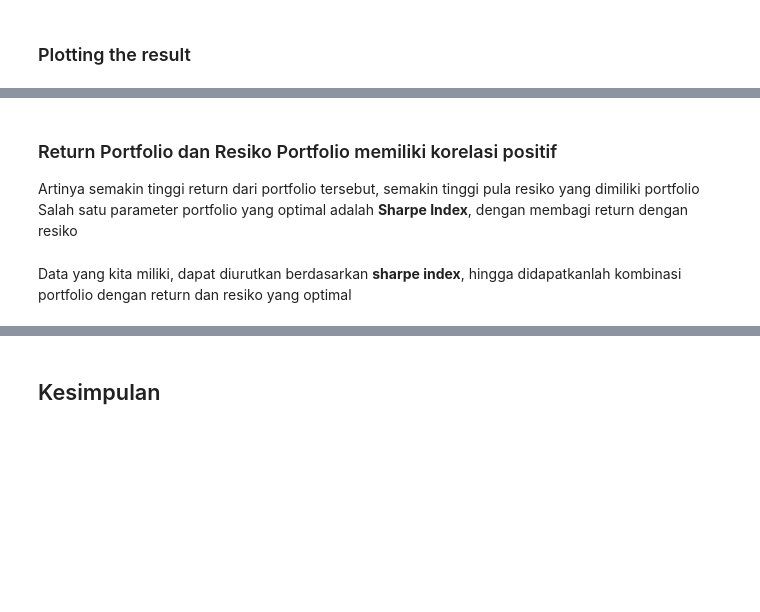
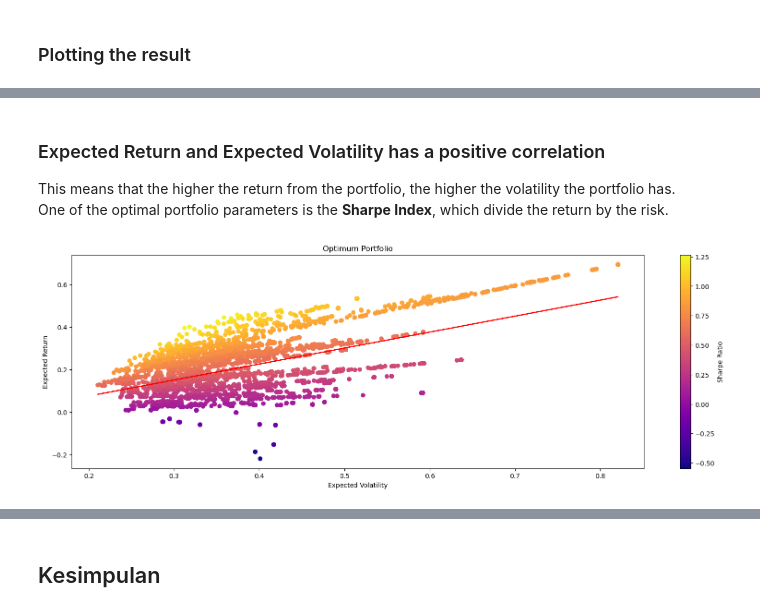
Before and after one commit to longfeet21/Data-Analyst-Project, a Jupyter notebook: Portfolio-Analysis.ipynb, the cells around one changed output, grey strips where cells are left out. Cells and saved outputs as stored; diff of their text form; code cells hidden in the pictures; blank space fills up the shorter version.

```diff
--- a/Portfolio-Analysis.ipynb
+++ b/Portfolio-Analysis.ipynb
@@ -200,5 +201,0 @@ result.plot()
-# %% [markdown]
-### Return Portfolio dan Resiko Portfolio memiliki korelasi positif
-Artinya semakin tinggi return dari portfolio tersebut, semakin tinggi pula resiko yang dimiliki portfolio
-\
-Salah satu parameter portfolio yang optimal adalah **Sharpe Index**, dengan membagi return dengan resiko
@@ -209,2 +202,22 @@ px.scatter(result, x=result["expected_volatility"], y=result["expected_return"],
-# %% [markdown]
-Data yang kita miliki, dapat diurutkan berdasarkan **sharpe index**, hingga didapatkanlah kombinasi portfolio dengan return dan resiko yang optimal
+# %% [markdown]
+### Expected Return and Expected Volatility has a positive correlation
+This means that the higher the return from the portfolio, the higher the volatility the portfolio has.
+\
+One of the optimal portfolio parameters is the **Sharpe Index**, which divide the return by the risk.
+# %%
+from scipy.stats import linregress
+
+x = result["expected_volatility"]
+y = result["expected_return"]
+slope, intercept, r, p, std_err = linregress(x, y)
+
+plt.figure(figsize=(20, 6))
+plt.scatter(x, y, c=result["sharpe_index"], cmap="plasma")
+plt.plot(x, list(map(lambda i: slope * i + intercept, x)), c="red")
+plt.colorbar(label="Sharpe Ratio")
+plt.xlabel("Expected Volatility")
+plt.ylabel("Expected Return")
+plt.title("Optimum Portfolio")
+plt.show()
+# %% [output]
+[figure, added]
```
Also changed, not shown: parts of 39 cells of this notebook, 1 other file.
